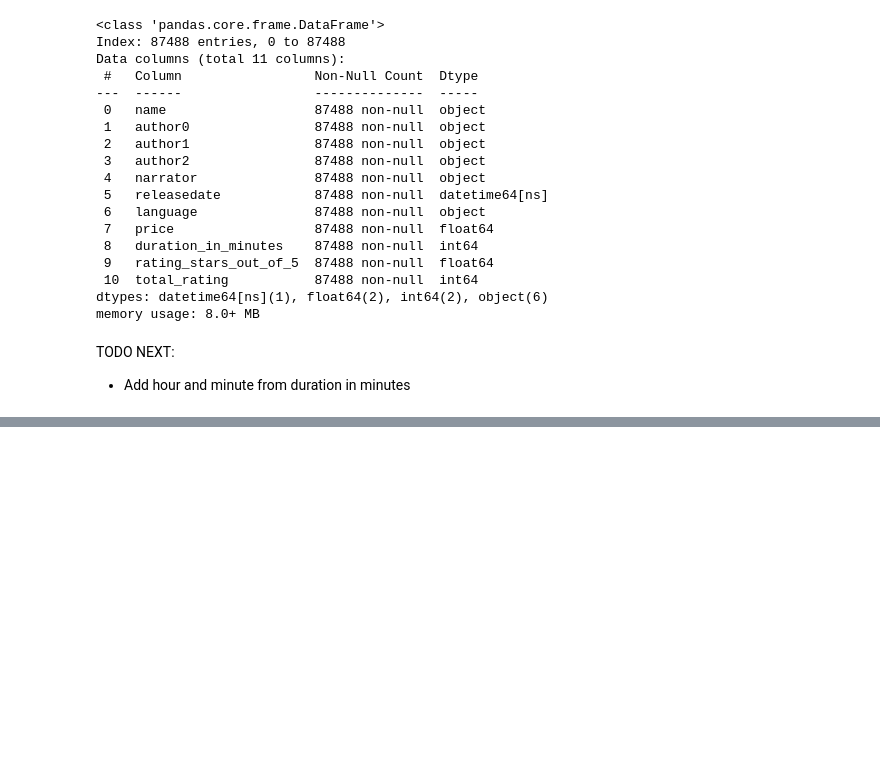
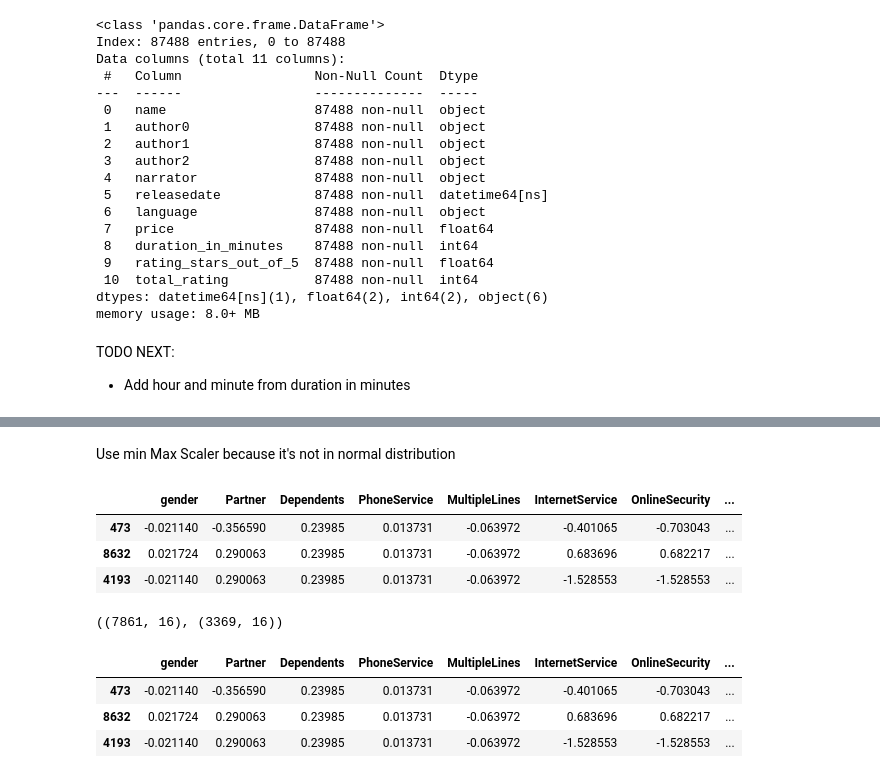
Before and after one commit to Ardavaa/week3, a Jupyter notebook: main.ipynb, the cells around one changed output, grey strips where cells are left out. Saved outputs shown, nothing was run; the diff lists cells and outputs as text; code cells hidden in the pictures; blank space fills up the shorter version.

```diff
--- a/main.ipynb
+++ b/main.ipynb
@@ -501,0 +876,29 @@ dtype: int64
+# %% [markdown]
+Use min Max Scaler because it's not in normal distribution
+# %%
+X_train_woe.head(3)
+# %% [output]
+|  | gender | Partner | Dependents | PhoneService | MultipleLines | InternetService | OnlineSecurity | ... |
+| 473 | -0.021140 | -0.356590 | 0.23985 | 0.013731 | -0.063972 | -0.401065 | -0.703043 | ... |
+| 8632 | 0.021724 | 0.290063 | 0.23985 | 0.013731 | -0.063972 | 0.683696 | 0.682217 | ... |
+| 4193 | -0.021140 | 0.290063 | 0.23985 | 0.013731 | -0.063972 | -1.528553 | -1.528553 | ... |
+# %%
+X_train_scale = X_train_woe.copy()
+X_test_scale = X_test_woe.copy()
+
+scaler = MinMaxScaler()
+
+# scale totalCharges only
+X_train_scale['TotalCharges'] = scaler.fit_transform(X_train_scale['TotalCharges'].values.reshape(-1, 1))
+X_test_scale['TotalCharges'] = scaler.transform(X_test_scale['TotalCharges'].values.reshape(-1, 1))
+
+X_train_scale.shape, X_test_scale.shape
+# %% [output]
+((7861, 16), (3369, 16))
+# %%
+X_train_scale.head(3)
+# %% [output]
+|  | gender | Partner | Dependents | PhoneService | MultipleLines | InternetService | OnlineSecurity | ... |
+| 473 | -0.021140 | -0.356590 | 0.23985 | 0.013731 | -0.063972 | -0.401065 | -0.703043 | ... |
+| 8632 | 0.021724 | 0.290063 | 0.23985 | 0.013731 | -0.063972 | 0.683696 | 0.682217 | ... |
+| 4193 | -0.021140 | 0.290063 | 0.23985 | 0.013731 | -0.063972 | -1.528553 | -1.528553 | ... |
```
Also changed, not shown: parts of 44 cells of this notebook, 2 other files.
